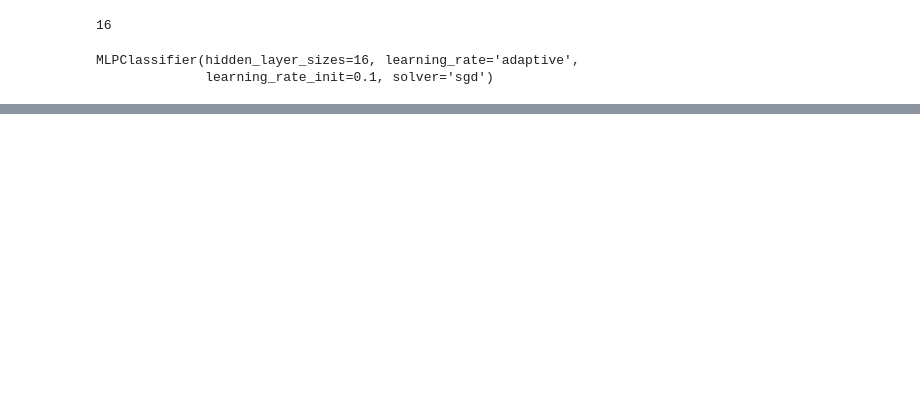
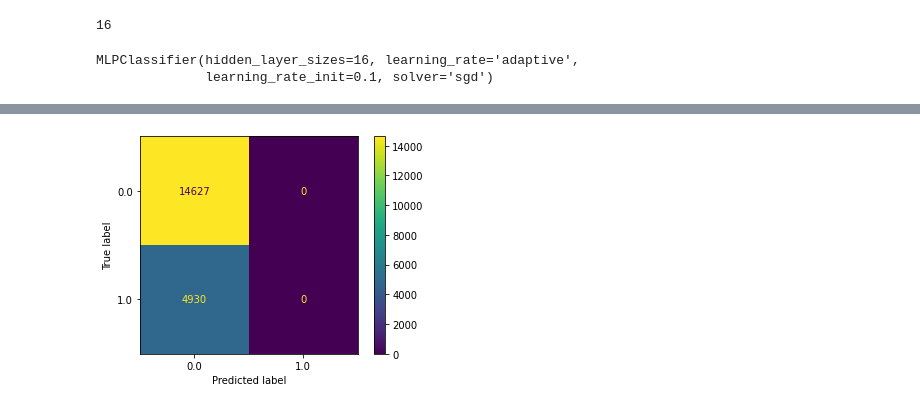
Before and after one commit to mimuruth-msft/Genetic_Sequence_Analysis_Using_DNN, a Jupyter notebook: Genetic_Sequence_Analysis_Using_DNN.ipynb, the cells around one changed output, grey strips where cells are left out. Cells and saved outputs as stored; diff of their text form; code cells hidden in the pictures; blank space fills up the shorter version.

```diff
--- a/Genetic_Sequence_Analysis_Using_DNN.ipynb
+++ b/Genetic_Sequence_Analysis_Using_DNN.ipynb
@@ -520,0 +760,97 @@ def train_evaluate(self):
+# %%
+layers = {
+  "relu": [
+    Layer(16, 10),
+    Activation(relu, relu_derivative),
+    Layer(10, 5),
+    Activation(relu, relu_derivative),
+    Layer(5, 1),
+    Activation(relu, relu_derivative),
+    # Layer(10, 1),
+    # Activation(sigmoid, sigmoid_derivative),
+  ],
+
+  "tanh": [
+    Layer(16, 10),
+    Activation(tanh, tanh_derivative),
+    Layer(10, 5),
+    Activation(tanh, tanh_derivative),
+    Layer(5, 1),
+    Activation(tanh, tanh_derivative),
+    # Layer(10, 1),
+    # Activation(sigmoid, sigmoid_derivative),
+  ],
+
+  "sigmoid": [
+      Layer(16, 10),
+      Activation(sigmoid, sigmoid_derivative),
+      Layer(10, 5),
+      Activation(sigmoid, sigmoid_derivative),
+      Layer(5, 1),
+      Activation(sigmoid, sigmoid_derivative),
+      # Layer(10, 1),
+      # Activation(sigmoid, sigmoid_derivative),
+    ]
+}
+
+lrs = [0.1]
+
+epochs = [5]
+
+for act, layer in layers.items():
+  for lr in lrs:
+    for epoch in epochs:
+      # print("Activation function: " + act + " lr: " + lr + " epoch ")
+      model_type = ' | '.join(['Activation: ' + act, 'Learning Rate: ' + str(lr), 'Epochs: ' + str(epoch)])
+      print(model_type)
+
+      nnet = NeuralNetwork(mean_square_err, mean_square_err_derivative, layer)
+
+      aX_train = X_train.to_numpy()
+      aX_train = aX_train.reshape(aX_train.shape[0], 1, 16)
+
+      ay_train = y_train.to_numpy().reshape(45631,1)
+      ay_train = ay_train.reshape(ay_train.shape[0], 1, 1)
+
+      nnet.fit(aX_train, ay_train, epoch=epoch, lr=lr)
+
+
+      # Predict
+      aX_test = X_test.to_numpy()
+      aX_test = aX_test.reshape(aX_test.shape[0], 1, 16)
+      output = nnet.predict(aX_test)
+
+      predict_y = np.array(output)
+      ay_test = y_test.to_numpy()
+      ay_test = ay_test.reshape(ay_test.shape[0], 1, 1)
+
+      apredict_y = predict_y.reshape(predict_y.shape[0], 1)
+      aay_test = ay_test.reshape(ay_test.shape[0], 1)
+      apredict_y = apredict_y.round()
+
+      from sklearn.metrics import confusion_matrix, ConfusionMatrixDisplay
+      labels = [0., 1.]
+      conMtrx = confusion_matrix(aay_test, apredict_y, labels=labels)
+      conMtrxDisplay = ConfusionMatrixDisplay(confusion_matrix=conMtrx, display_labels=labels)
+      conMtrxDisplay.plot()
+      plt.show()
+
+      # Evaluation - Accuracy
+
+      # Get sum along diagonal of matrix (for total correct predictions)
+      diagMtrxSum = conMtrx.trace()
+
+      # Get sum of all matrix elements (for total predictions)
+      totMtrxSum = conMtrx.sum()
+
+      # Print accuracy
+      accuracy = diagMtrxSum / totMtrxSum
+
+
+      # from sklearn.metrics import accuracy_score
+      # accuracy = accuracy_score(aay_test, apredict_y)
+
+
+      print('Accuracy = ' + str(accuracy))
+      print()
+# %% [output]
@@ -520,0 +863 @@ def train_evaluate(self):
+[figure, added]
```
Also changed, not shown: parts of 36 cells of this notebook.
